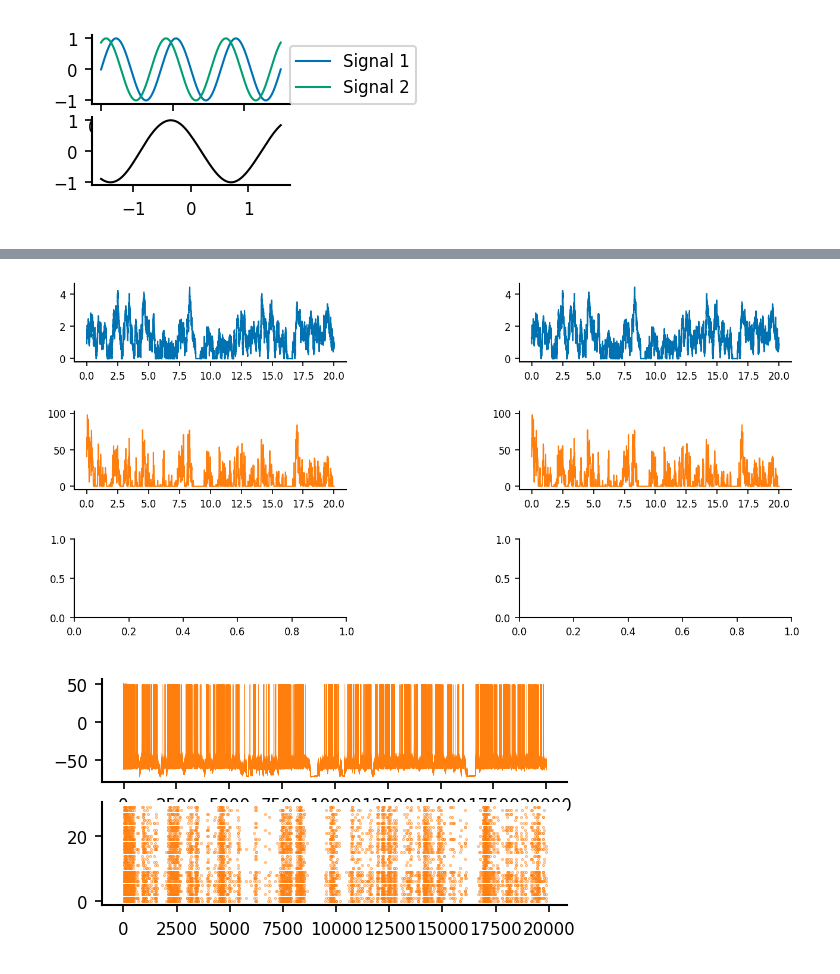
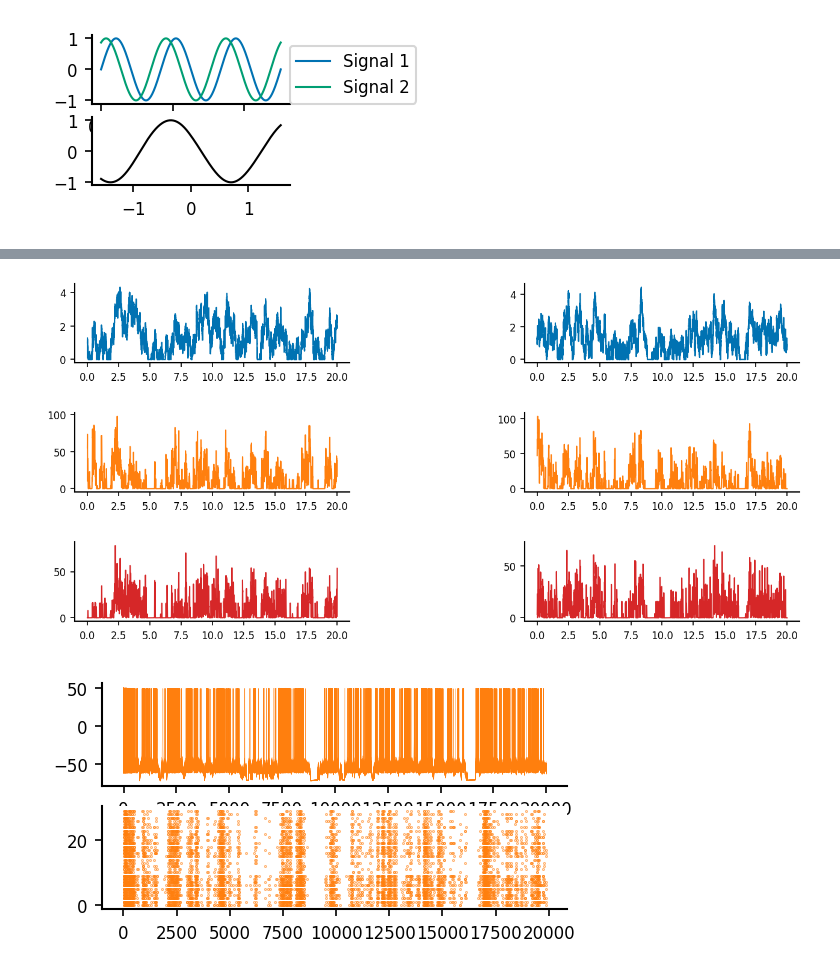
Before and after one commit to yzerlaut/pv-sst-dendrites, a Jupyter notebook: biophysical_modelling/detailed_model/OU-input.ipynb, the cells around one changed output, grey strips where cells are left out. Drawn from its saved outputs; the diff is of its cells as text; code cells hidden in the pictures.

```diff
--- a/biophysical_modelling/detailed_model/OU-input.ipynb
+++ b/biophysical_modelling/detailed_model/OU-input.ipynb
@@ -26,8 +26,8 @@ print(1e3*len(results['spikes'])/results['tstop'])
 # %% [output]
 NameError: name 'results' is not defined
 # %%
-#results = np.load('../../data/detailed_model/demo-tvRate-Martinotti.npy', allow_pickle=True).item()
-results = np.load('/tmp/tvRateStim_sim_Martinotti_iBranch_0_stochProcSeed_0_spikeSeed_0.npy', allow_pickle=True).item()
+results = np.load('../../data/detailed_model/single_sim.npy', allow_pickle=True).item()
+#results = np.load('/tmp/tvRateStim_sim_Martinotti_iBranch_0_stochProcSeed_0_spikeSeed_0.npy', allow_pickle=True).item()
 t = np.arange(len(results['Vm_soma']))*results['dt']
 fig, AX = pt.figure(axes_extents=[[(1,2)],[(1,1)],[(1,1)]],
                     figsize=(3,1), left=0, bottom=0., hspace=0.)
@@ -85,7 +84,7 @@ rate_smoothing = 5. # ms
 RESULTS = {}
 
 #cellType, color = 'Martinotti', 'tab:orange'
-for cellType, color in zip(['Martinotti', 'Basket'], ['tab:orange']):
+for cellType, color in zip(['Martinotti', 'Basket'], ['tab:orange', 'tab:red']):
 
     sim = Parallel(\
             filename='../../data/detailed_model/tvRateStim_sim_%s.zip' % cellType)
@@ -103,15 +102,15 @@ for cellType, color in zip(['Martinotti', 'Basket'], ['tab:orange']):
     RESULTS['%s_rates' % cellType] = []
     for s, seed in enumerate(seeds):
         for i, spikes in enumerate(sim.spikes[sim.stochProcSeed==seed]):
-            print(spikes.shape)
             spikes_matrix[s,i,(spikes/dt).astype('int')] = True
         rate = 1e3*gaussian_filter1d(np.mean(spikes_matrix[s,:,:], axis=0)/dt,
                                      int(rate_smoothing/dt))
         RESULTS['%s_rates' % cellType].append(rate)
-        print('seed', s, np.mean(rate))
+        print(cellType, 'seed', s, np.mean(rate))
 
     sim.fetch_quantity_on_grid('OU', return_last=True, dtype=np.ndarray)
     RESULTS['StochProc'] = []
     for s, seed in enumerate(seeds):
         RESULTS['StochProc'].append(sim.OU[sim.stochProcSeed==seed][0])
+    RESULTS['t'] = np.arange(len(rate))*dt
 # %% [output]
@@ -135,12 +121,12 @@ seed 1 10.43665362084964
 # %%
 fig, AX = pt.figure(axes=(len(seeds),3), figsize=(2,1.4))
 
 for s, seed in enumerate(seeds):
-    AX[0][s].plot(t[:-1]/1e3, RESULTS['StochProc'][s])
-    for c, cellType, color in zip(range(2), ['Martinotti', 'Basket'], ['tab:orange']):
-        AX[1+c][s].plot(t/1e3, RESULTS['%s_rates' % cellType][s], color)
+    AX[0][s].plot(RESULTS['t'][:-1]/1e3, RESULTS['StochProc'][s])
+    for c, cellType, color in zip(range(2), ['Martinotti', 'Basket'], ['tab:orange', 'tab:red']):
+        AX[1+c][s].plot(RESULTS['t']/1e3, RESULTS['%s_rates' % cellType][s], color)
 # %% [output]
-[figure, old version]
+[figure, new version]
 # %%
 iSeed = 0
 
```
Also changed, not shown: parts of 8 cells of this notebook, 2 other files.
